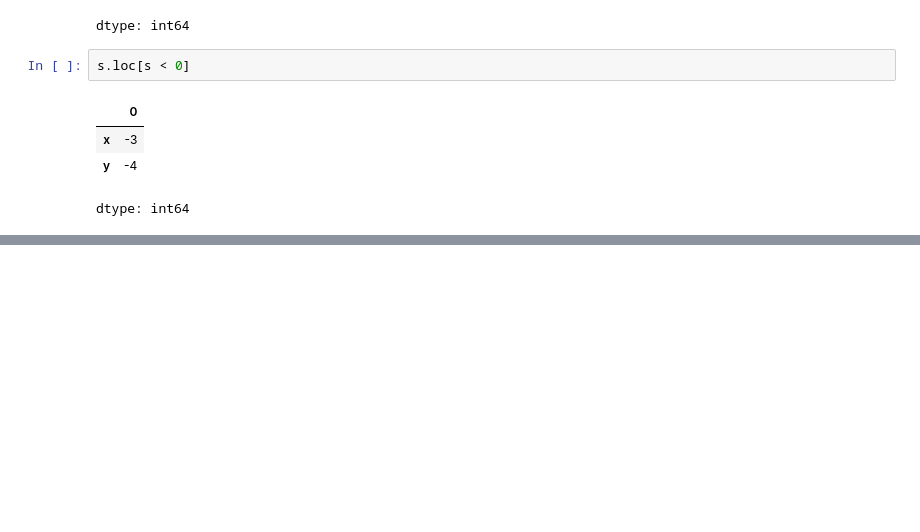
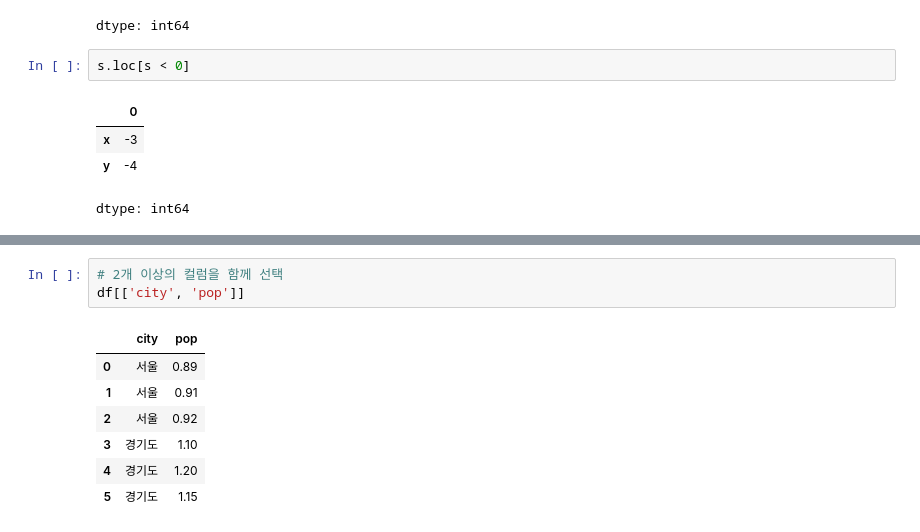
Before and after one commit to JakeOh/202511_BD53, a Jupyter notebook: lab_python/da02_pandas.ipynb, the cells around one changed output, grey strips where cells are left out. Drawn from its saved outputs; the diff is of its cells as text; blank space fills up the shorter version.

```diff
--- a/lab_python/da02_pandas.ipynb
+++ b/lab_python/da02_pandas.ipynb
@@ -232,0 +346,11 @@ dtype: int64
+# %%
+# 2개 이상의 컬럼을 함께 선택
+df[['city', 'pop']]
+# %% [output]
+|  | city | pop |
+| 0 | 서울 | 0.89 |
+| 1 | 서울 | 0.91 |
+| 2 | 서울 | 0.92 |
+| 3 | 경기도 | 1.10 |
+| 4 | 경기도 | 1.20 |
+| 5 | 경기도 | 1.15 |
```
Also changed, not shown: parts of 22 cells of this notebook.
